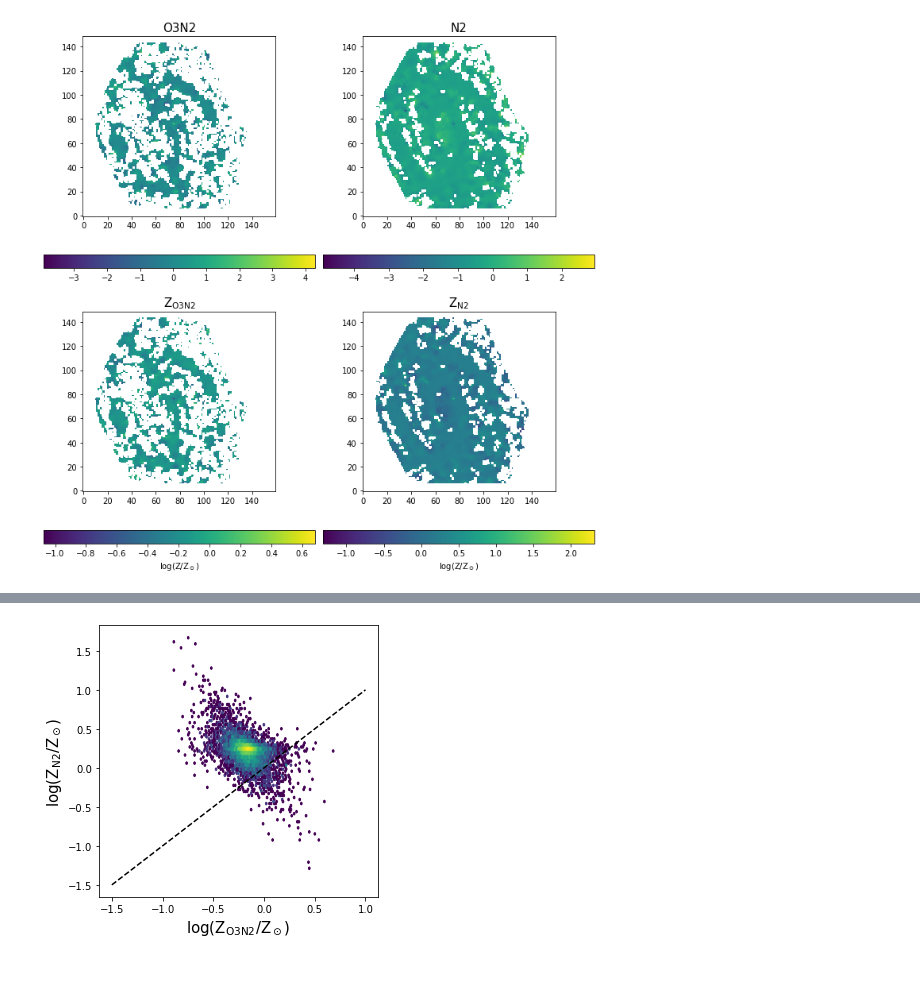
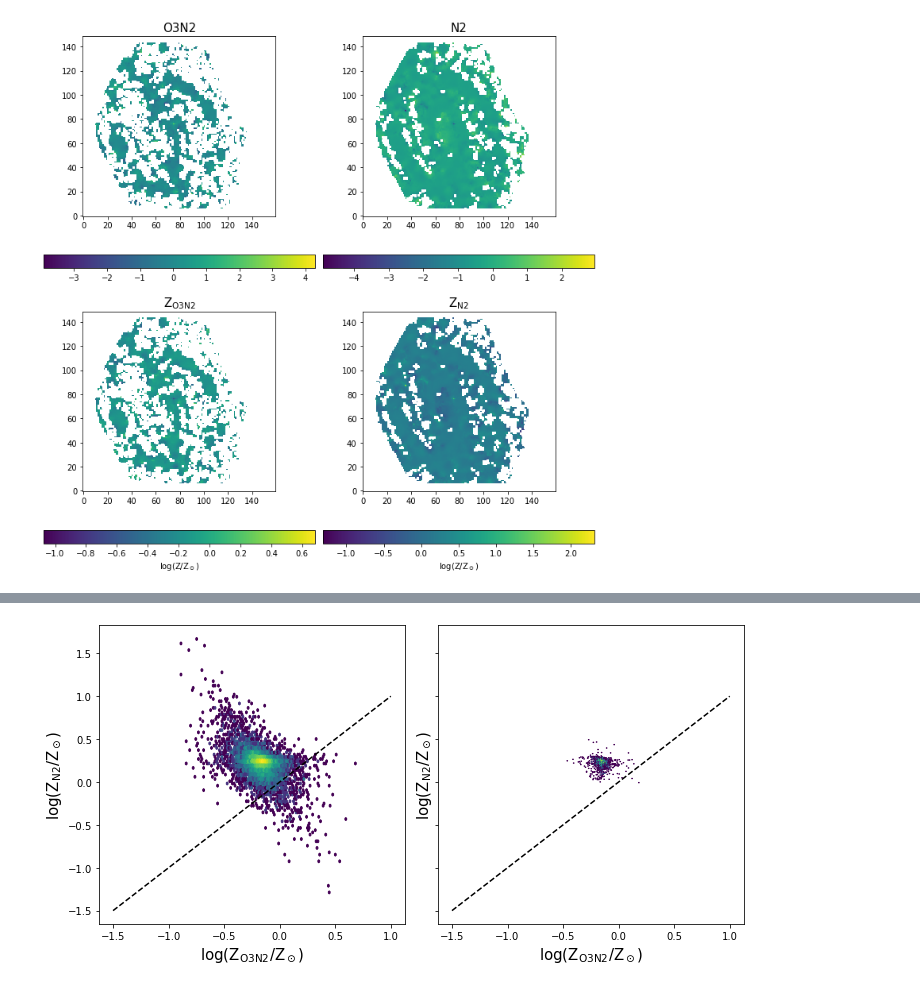
Before and after one commit to Bruno-Rodriguez/quenching-nearby-galaxies, a Jupyter notebook: astrophysical-properties.ipynb, the cells around one changed output, grey strips where cells are left out. Saved outputs shown, nothing was run; the diff lists cells and outputs as text; code cells hidden in the pictures.

```diff
--- a/astrophysical-properties.ipynb
+++ b/astrophysical-properties.ipynb
@@ -235,0 +302,6 @@ plt.show()
+# %%
+# from Villanueva et al. 2023, Rosa-Gonzalez 2002
+SFR     = 1.61*7.9*(10**-(42+16))*F_Ha    *np.power(10,A_Ha    /2.5)*(D_lum**2).to(u.cm**2).value
+SFR_rep = 1.61*7.9*(10**-(42+16))*F_Ha_rep*np.power(10,A_Ha_rep/2.5)*(D_lum**2).to(u.cm**2).value
+# 10^-16 factor converts fluxes to erg s^-1
+# 1.61 factor corrects from Salpeter IMF to Kroupa IMF
@@ -235,0 +334,8 @@ plt.show()
+# %%
+fig, axs = plt.subplots(1,2,figsize=(10,6))
+for ax,frame,title,label in zip(axs.ravel(),[np.log10(SFR_rep),np.log10(SFR_rep/pix_area_aca.value)],
+                          ['SFR','$\Sigma_\mathrm{SFR}$'],[r'log(SFR/M$_\odot$ yr$^{-1}$)',r'log($\Sigma_\mathrm{SFR}$/M$_\odot$ yr$^{-1} $kpc$^{-2}$)']):
+    im = ax.imshow(frame,origin='lower')
+    fig.colorbar(im,ax=ax,orientation='horizontal',label=label)
+    ax.set_title(title,size=15)
+plt.show()
@@ -240,6 +348,13 @@ O3N2 = np.log10(F_OIII*F_Ha/(F_Hb*F_NII))
 N2 = np.log10(F_NII/F_Ha)
 Z_O3N2 = np.power(10,-12 + 8.533 - 0.214*O3N2)/Z_sun
 Z_N2 = np.power(10,-12 + 8.743 - 0.462*N2)/Z_sun
+# %%
+Z_sun = 4.9*10**-4 # solar metallicuty, Baumgartner & Mushotzky 2006
+# from Bolatto et al. 2017 and Marino et al. 2013
+O3N2_rep = np.log10(F_OIII_rep*F_Ha_rep/(F_Hb_rep*F_NII_rep))
+N2_rep = np.log10(F_NII_rep/F_Ha_rep)
+Z_O3N2_rep = np.power(10,-12 + 8.533 - 0.214*O3N2_rep)/Z_sun
+Z_N2_rep = np.power(10,-12 + 8.743 - 0.462*N2_rep)/Z_sun
 # %%
 fig, axs = plt.subplots(2,2,figsize=(10,10))
 for ax,frame,title,label in zip(axs.ravel(),[O3N2,N2,np.log10(Z_O3N2),np.log10(Z_N2)],
@@ -251,3 +366,12 @@ fig.tight_layout()
 plt.show()
 # %% [output]
 [figure]
+# %%
+fig, axs = plt.subplots(2,2,figsize=(10,10))
+for ax,frame,title,label in zip(axs.ravel(),[O3N2_rep,N2_rep,np.log10(Z_O3N2_rep),np.log10(Z_N2_rep)],
+                          [r'O3N2',r'N2',r'Z$_\mathrm{O3N2}$','Z$_\mathrm{N2}$'],['','',r'log(Z/Z$_\odot$)',r'log(Z/Z$_\odot$)']):
+    im = ax.imshow(frame,origin='lower')
+    fig.colorbar(im,ax=ax,orientation='horizontal',label=label)
+    ax.set_title(title,size=15)
+fig.tight_layout()
+plt.show()
@@ -254,9 +380,11 @@ plt.show()
 # %%
-fig, ax = plt.subplots(figsize=(5,5))
-ax.hexbin(np.log10(Z_O3N2).flatten(),np.log10(Z_N2).flatten(),bins='log')
-ax.plot([-1.5,1.],[-1.5,1.],c='k',ls='--')
-ax.set_xlabel(r'log(Z$_\mathrm{O3N2}$/Z$_\odot$)',size=15)
-ax.set_ylabel(r'log(Z$_\mathrm{N2}$/Z$_\odot$)',size=15)
+fig, axs = plt.subplots(1,2,figsize=(10,5),sharey='row')
+for ax,ZO3N2,ZN2 in zip(axs.ravel(),[Z_O3N2.flatten(),Z_O3N2_rep.flatten()],[Z_N2.flatten(),Z_N2_rep.flatten()]):
+    ax.hexbin(np.log10(ZO3N2),np.log10(ZN2),bins='log')
+    ax.plot([-1.5,1.],[-1.5,1.],c='k',ls='--')
+    ax.set_xlabel(r'log(Z$_\mathrm{O3N2}$/Z$_\odot$)',size=15)
+    ax.set_ylabel(r'log(Z$_\mathrm{N2}$/Z$_\odot$)',size=15)
+fig.tight_layout()
 plt.show()
 # %% [output]
-[figure, old version]
+[figure, new version]
```
Also changed, not shown: parts of 58 cells of this notebook.
